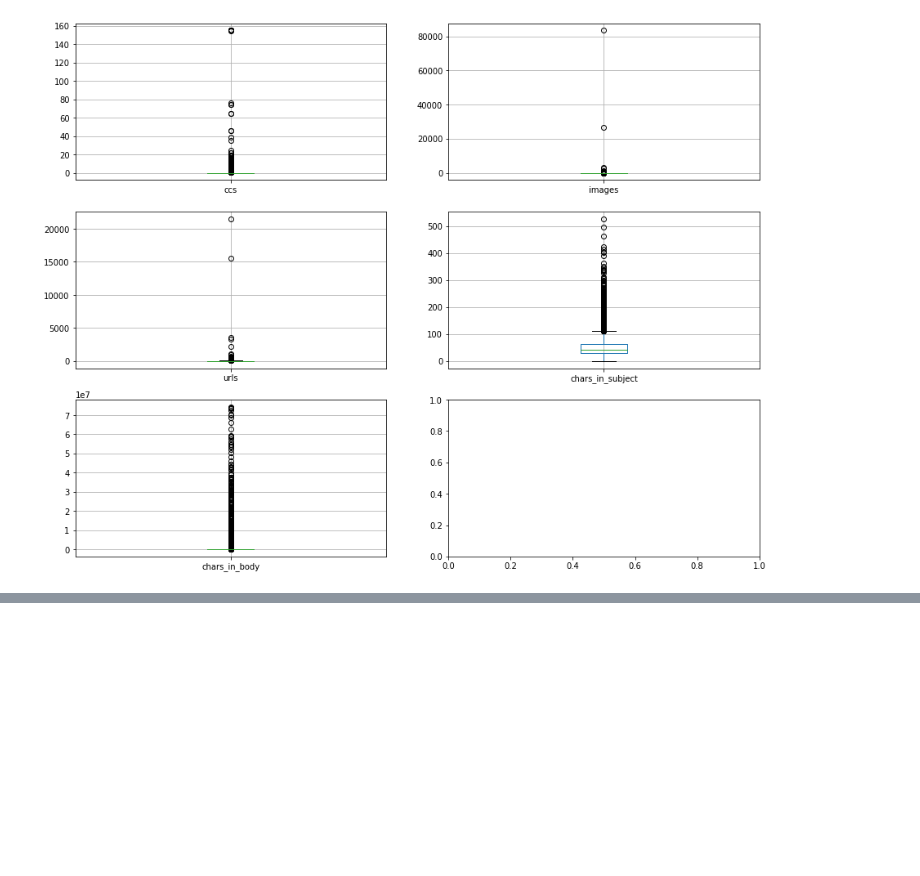
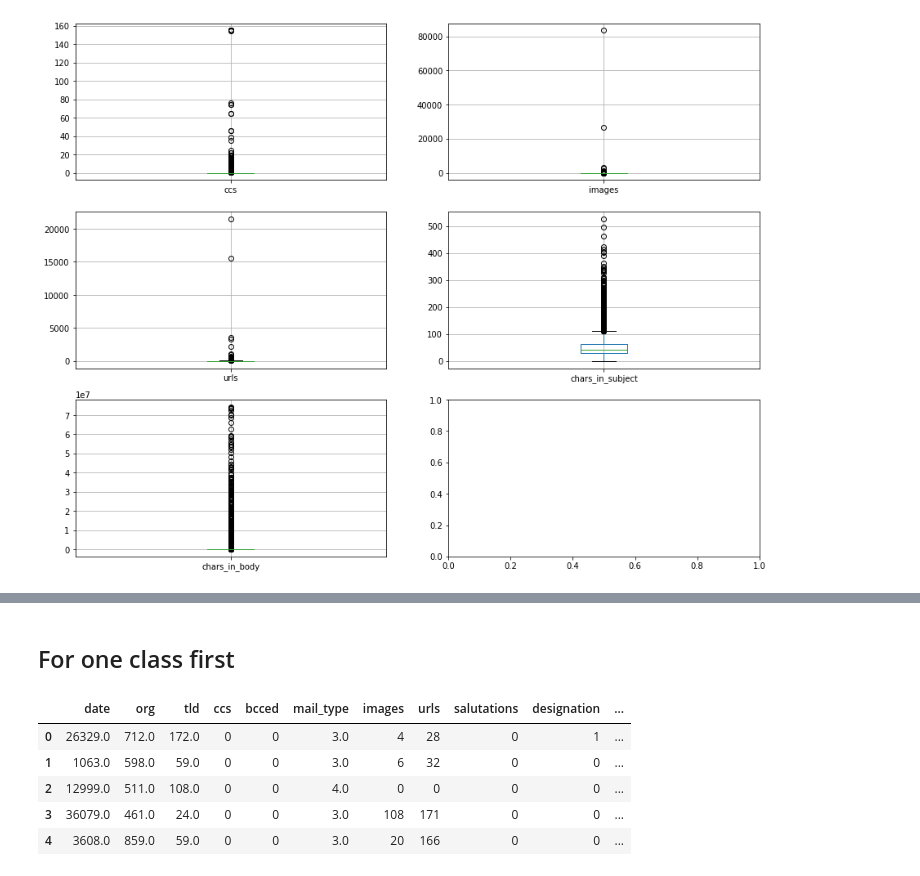
Before and after one commit to tonywu71/multi-label-email-classifier, a Jupyter notebook: kaggle_challenge.ipynb, the cells around one changed output, grey strips where cells are left out. Saved outputs shown, nothing was run; the diff lists cells and outputs as text; code cells hidden in the pictures; blank space fills up the shorter version.

```diff
--- a/kaggle_challenge.ipynb
+++ b/kaggle_challenge.ipynb
@@ -295,0 +364,2 @@ sns.pairplot(df[numerical_features + ['class']], hue='class');
+# %% [markdown]
+## For one class first
@@ -295,0 +371,9 @@ sns.pairplot(df[numerical_features + ['class']], hue='class');
+# %%
+X.head()
+# %% [output]
+|  | date | org | tld | ccs | bcced | mail_type | images | urls | salutations | designation | ... |
+| 0 | 26329.0 | 712.0 | 172.0 | 0 | 0 | 3.0 | 4 | 28 | 0 | 1 | ... |
+| 1 | 1063.0 | 598.0 | 59.0 | 0 | 0 | 3.0 | 6 | 32 | 0 | 0 | ... |
+| 2 | 12999.0 | 511.0 | 108.0 | 0 | 0 | 4.0 | 0 | 0 | 0 | 0 | ... |
+| 3 | 36079.0 | 461.0 | 24.0 | 0 | 0 | 3.0 | 108 | 171 | 0 | 0 | ... |
+| 4 | 3608.0 | 859.0 | 59.0 | 0 | 0 | 3.0 | 20 | 166 | 0 | 0 | ... |
```
Also changed, not shown: parts of 29 cells of this notebook, 1 other file.
